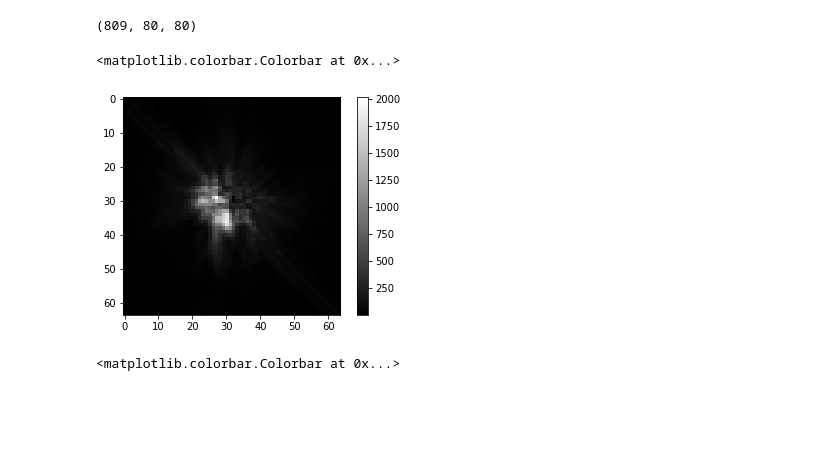
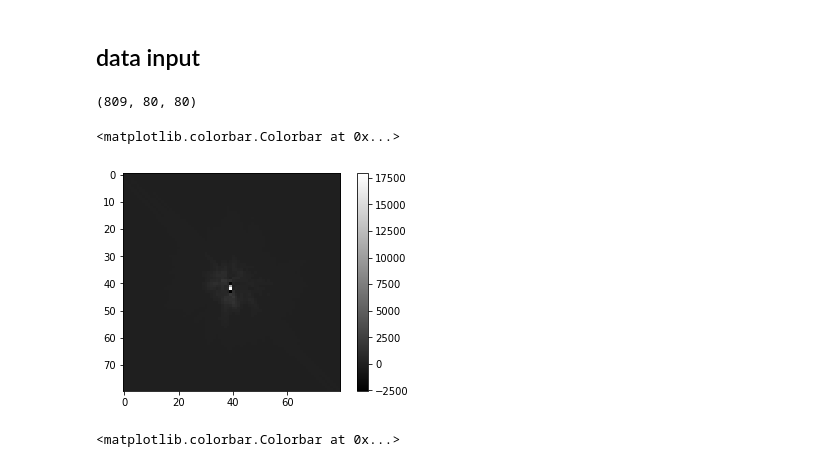
Before and after one commit to lizhangscience/Imaging-DCGAN, a Jupyter notebook: clean_data_and_augmentation.ipynb, the cells around one changed output. Saved outputs shown, nothing was run; the diff lists cells and outputs as text; code cells hidden in the pictures; blank space fills up the shorter version.

```diff
--- a/clean_data_and_augmentation.ipynb
+++ b/clean_data_and_augmentation.ipynb
@@ -12,4 +13,6 @@ from skimage import exposure
+# %% [markdown]
+## data input
 # %%
-PATH = 'data/ALICE_Machine-Learning/ALICE_RefCube_F110W_Era-2.fits'
-data = fits.open(PATH)
+calib_data = 'data/ALICE_Machine-Learning/ALICE_RefCube_F110W_Era-2.fits'
+calibdata = fits.open(calib_data)
 # %%
@@ -17,12 +20,12 @@ data[0].shape
 # %% [output]
 (809, 80, 80)
 # %%
-raw = data[0].data
+raw = calibdata[0].data
 
-image_data = cube_cut[14]
+image_data = raw[6]
 plt.imshow(image_data, cmap='gray')
 plt.colorbar()
 # %% [output]
 <matplotlib.colorbar.Colorbar at 0x...>
-[figure, old version]
+[figure, new version]
 # %%
```
Also changed, not shown: parts of 41 cells of this notebook, 1 other file.
